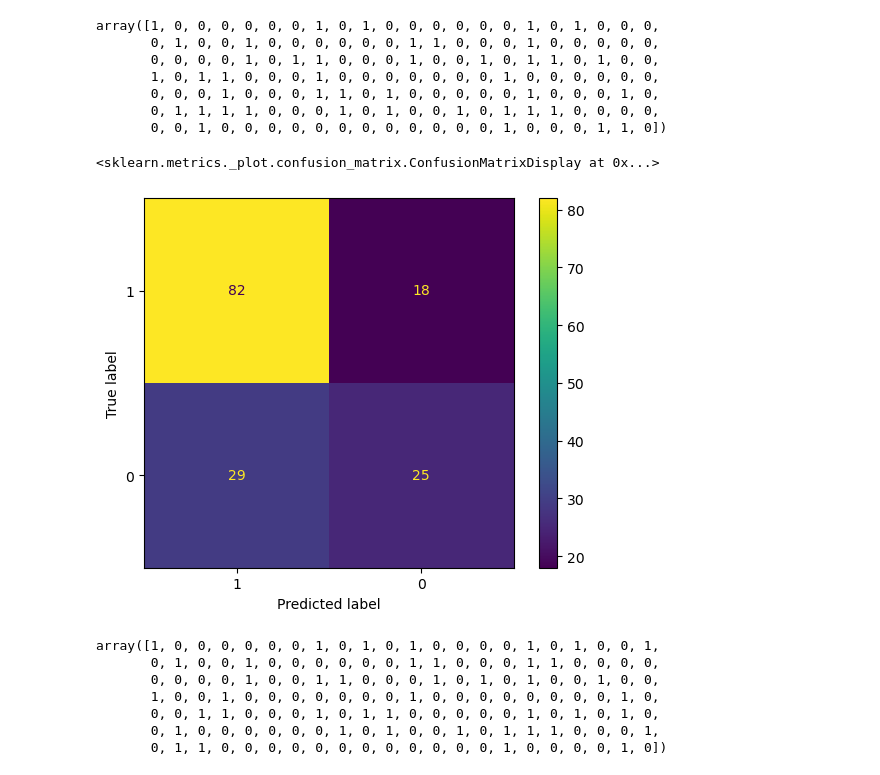
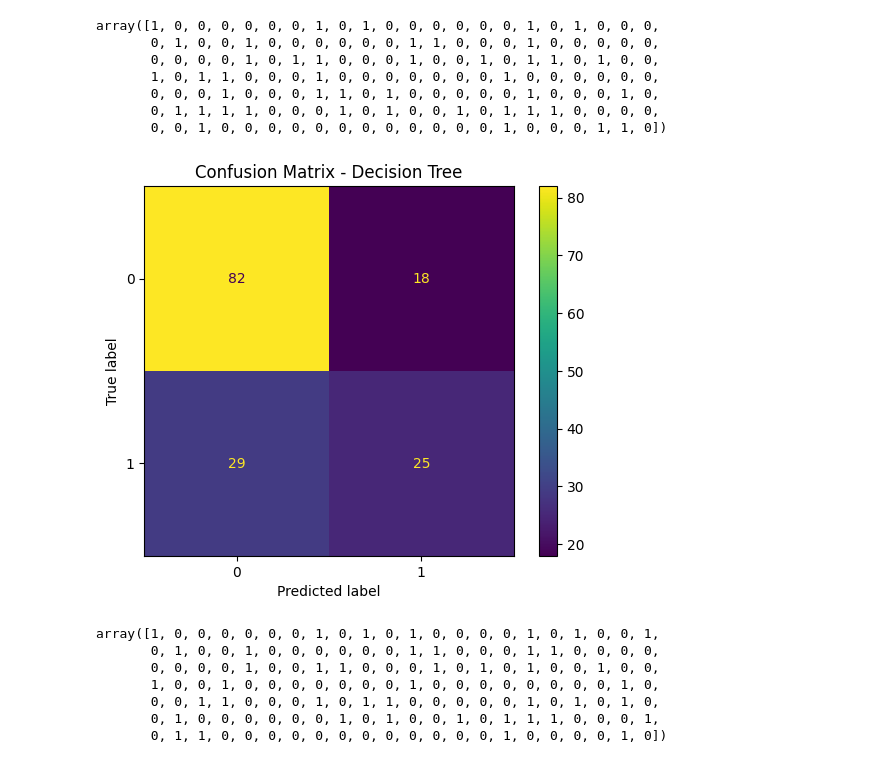
Before and after one commit to orczhu/zhu-ai-learning, a Jupyter notebook: capstone/capstone.ipynb, the cells around one changed output. Cells and saved outputs as stored; diff of their text form; code cells hidden in the pictures.

```diff
--- a/capstone/capstone.ipynb
+++ b/capstone/capstone.ipynb
@@ -276,11 +283,12 @@ array([1, 0, 0, 0, 0, 0, 0, 1, 0, 1, 0, 0, 0, 0, 0, 0, 1, 0, 1, 0, 0, 0,
        0, 0, 1, 0, 0, 0, 0, 0, 0, 0, 0, 0, 0, 0, 0, 1, 0, 0, 0, 1, 1, 0])
 # %%
 conf_matrix_dt = confusion_matrix(y_test, y_pred_dt)
-disp1 = ConfusionMatrixDisplay(conf_matrix_dt, display_labels=[1, 0])
-disp1.plot()
+disp1_dt = ConfusionMatrixDisplay(conf_matrix_dt, display_labels=[0, 1])
+disp1_dt.plot()
+plt.title('Confusion Matrix - Decision Tree')
+plt.show()
 # %% [output]
-<sklearn.metrics._plot.confusion_matrix.ConfusionMatrixDisplay at 0x...>
-[figure, old version]
+[figure, new version]
 # %%
 # Apply SVM
 svc = SVC().fit(X_train, y_train)
```
Also changed, not shown: parts of 26 cells of this notebook, 1 other file.
